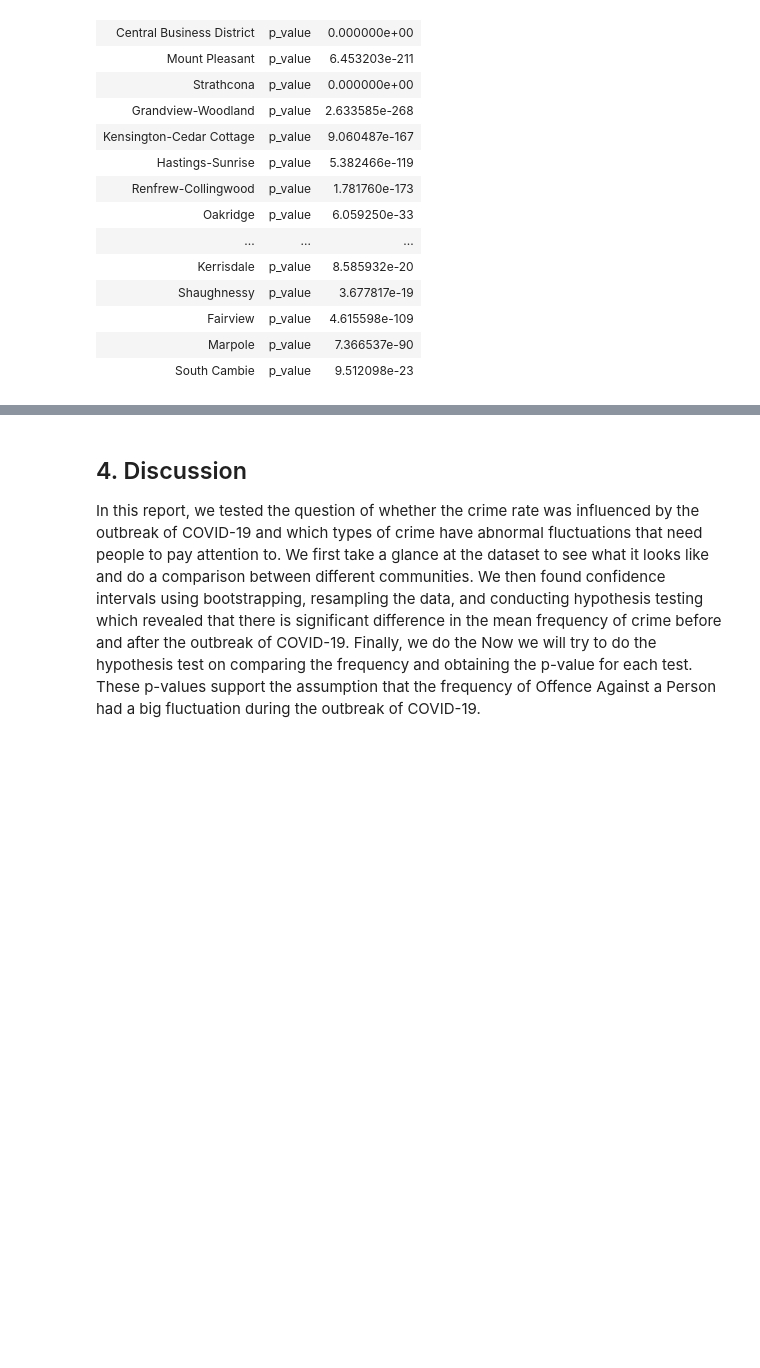
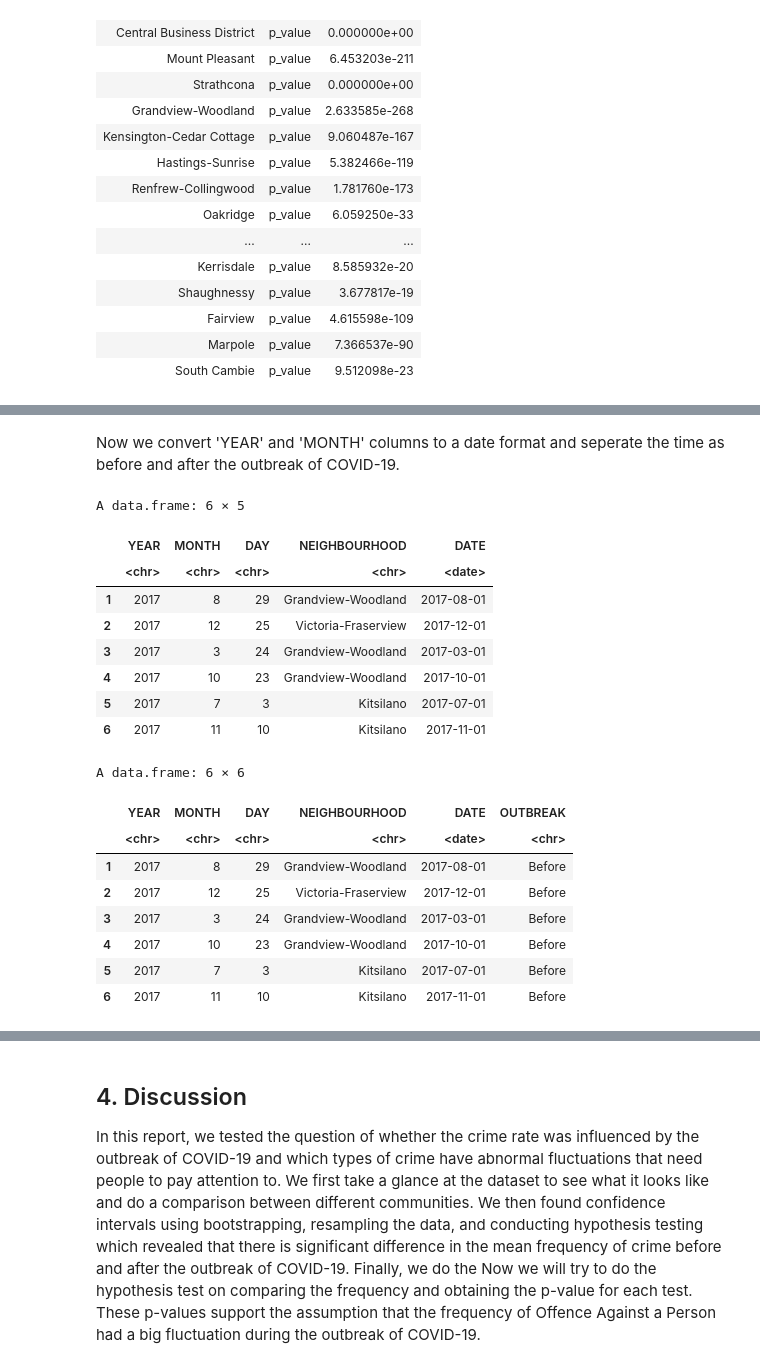
Before and after one commit to Rz02/stat201_2022w2_group_06_project, a Jupyter notebook: crime_rate_comparison.ipynb, the cells around one changed output, grey strips where cells are left out. Saved outputs shown, nothing was run; the diff lists cells and outputs as text; code cells hidden in the pictures; blank space fills up the shorter version.

```diff
--- a/crime_rate_comparison.ipynb
+++ b/crime_rate_comparison.ipynb
@@ -445,0 +472,40 @@ It is a strong evidence to support the assumption that the frequency of **Offenc
+# %% [markdown]
+Now we convert 'YEAR' and 'MONTH' columns to a date format and seperate the time as before and after the outbreak of COVID-19.
+# %%
+# Transform the time into the Date format
+crime_for_theft_vehicle$DATE <- as.Date(paste(crime_for_theft_vehicle$YEAR,
+                                        crime_for_theft_vehicle$MONTH,
+                                        "01",
+                                        sep = "-"),
+                                  format = "%Y-%m-%d")
+
+# Double check by filtering the date into the range we would target generally.
+subset_data_1 <- subset(crime_for_theft_vehicle, crime_for_theft_vehicle$DATE >= as.Date("2017-01-01") &
+                                         crime_for_theft_vehicle$DATE <= as.Date("2022-12-31"))
+
+head(crime_for_theft_vehicle)
+
+# Seperate the dataset into two parts according to the outbreak of COVID-19.
+subset_data_1$OUTBREAK <- ifelse(subset_data_1$DATE < as.Date("2020-01-01"),
+                               "Before", "After")
+
+head(subset_data_1)
+# %% [output]
+A data.frame: 6 × 5
+|  | YEAR | MONTH | DAY | NEIGHBOURHOOD | DATE |
+|  | <chr> | <chr> | <chr> | <chr> | <date> |
+| 1 | 2017 | 8 | 29 | Grandview-Woodland | 2017-08-01 |
+| 2 | 2017 | 12 | 25 | Victoria-Fraserview | 2017-12-01 |
+| 3 | 2017 | 3 | 24 | Grandview-Woodland | 2017-03-01 |
+| 4 | 2017 | 10 | 23 | Grandview-Woodland | 2017-10-01 |
+| 5 | 2017 | 7 | 3 | Kitsilano | 2017-07-01 |
+| 6 | 2017 | 11 | 10 | Kitsilano | 2017-11-01 |
+A data.frame: 6 × 6
+|  | YEAR | MONTH | DAY | NEIGHBOURHOOD | DATE | OUTBREAK |
+|  | <chr> | <chr> | <chr> | <chr> | <date> | <chr> |
+| 1 | 2017 | 8 | 29 | Grandview-Woodland | 2017-08-01 | Before |
+| 2 | 2017 | 12 | 25 | Victoria-Fraserview | 2017-12-01 | Before |
+| 3 | 2017 | 3 | 24 | Grandview-Woodland | 2017-03-01 | Before |
+| 4 | 2017 | 10 | 23 | Grandview-Woodland | 2017-10-01 | Before |
+| 5 | 2017 | 7 | 3 | Kitsilano | 2017-07-01 | Before |
+| 6 | 2017 | 11 | 10 | Kitsilano | 2017-11-01 | Before |
```
Also changed, not shown: parts of 7 cells of this notebook.
